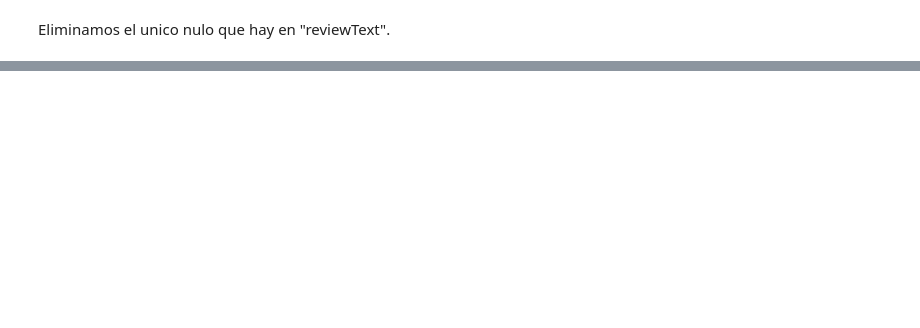
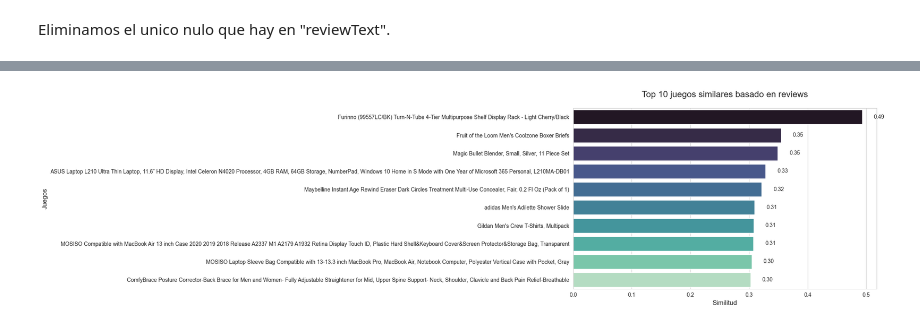
Before and after one commit to Rcm89/laboratorio-modulo09-leccion06-nlp-LAB, a Jupyter notebook: laboratorio-modulo09-leccion06-nlp-LAB.ipynb, the cells around one changed output, grey strips where cells are left out. Saved outputs shown, nothing was run; the diff lists cells and outputs as text; code cells hidden in the pictures; blank space fills up the shorter version.

```diff
--- a/laboratorio-modulo09-leccion06-nlp-LAB.ipynb
+++ b/laboratorio-modulo09-leccion06-nlp-LAB.ipynb
@@ -163,0 +229,7 @@ Generando nubes de palabras...
+# %%
+# Elegimos un producto al azar
+random_product = df['productName'].sample(n=1).iloc[0]
+# %%
+# Buscamos el indice del juego
+game_index = get_index_from_name(random_product)
+game_index
@@ -163,0 +262,10 @@ Generando nubes de palabras...
+# %%
+similar_games=list(enumerate(similarity[game_index]))
+# %%
+# Hacemos un top 10 de los juegos
+sorted_games =sorted(similar_games, key=lambda x: x[1], reverse=True)
+top10_game ={}
+for i in sorted_games[1:11]:
+    top10_game[get_name_from_index(i[0])]=i[1]
+    print(i)
+top10_game
@@ -163,0 +293,21 @@ Generando nubes de palabras...
+# %%
+plt.figure(figsize=(10, 6))
+sns.set_style("whitegrid")
+
+sns.barplot(
+    x=list(top10_game.values()),
+    y=list(top10_game.keys()),
+    palette="mako"
+)
+
+plt.title("Top 10 juegos similares basado en reviews", fontsize=16, pad=20)
+plt.xlabel("Similitud", fontsize=12)
+plt.ylabel("Juegos", fontsize=12)
+
+# Añadir valores al final de cada barra
+for i, value in enumerate(top10_game.values()):
+    plt.text(value + 0.02, i, f"{value:.2f}", va='center', fontsize=10)
+
+plt.tight_layout()
+# %% [output]
+[figure, added]
```
Also changed, not shown: parts of 19 cells of this notebook.
